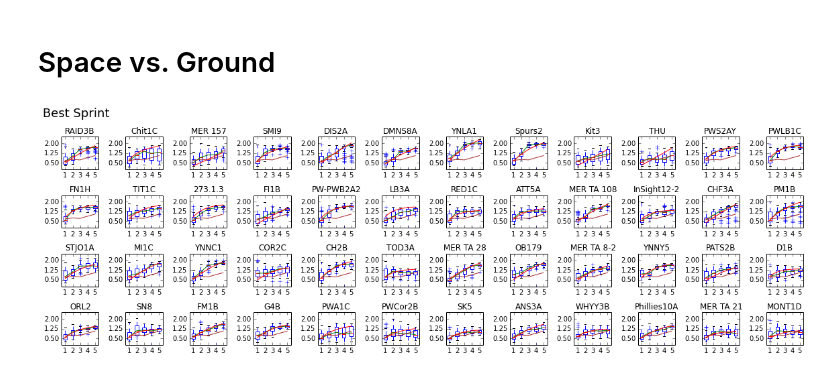
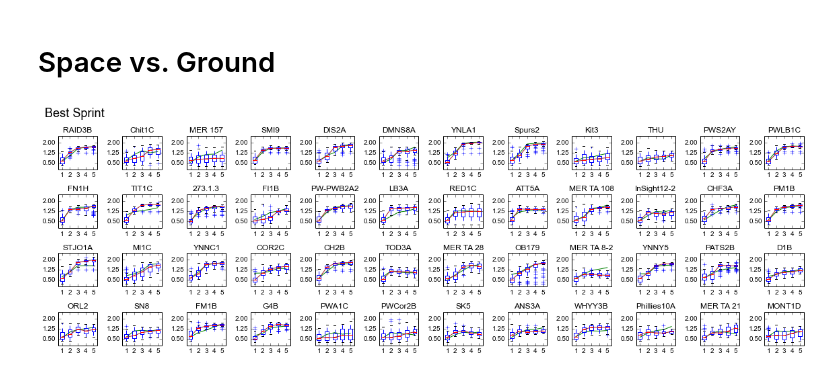
Before and after one commit to ryneches/SpaceGrowth, a Jupyter notebook: SpaceGrowthWinners.ipynb, the cells around one changed output. Cells and saved outputs as stored; diff of their text form; code cells hidden in the pictures.

Commit message:
updated code for space vs. ground, final OD output

```diff
--- a/SpaceGrowthWinners.ipynb
+++ b/SpaceGrowthWinners.ipynb
@@ -402,6 +402,7 @@ f.close()
 fig, ax = plt.subplots( 4, 12, figsize=(16,5))
 fig.suptitle( 'Best Sprint', fontsize=18, x=0.05,y=1.05 )
 for n,bug in enumerate(sorted(spacebugs, key=lambda k: k['sprint'], reverse=True)) :
+    groundbug = groundbugs[map( lambda k: k['name'], groundbugs ).index(bug['name'])]
     subplot(4,12,n+1)
     ylim((0,2.5))
     yticks( linspace( 0.5, 2.0, 3 ) )
@@ -503,36 +504,38 @@ for experiment in ( spacebugs, groundbugs ) :
 
 # print the rankings
 #f = open('BestSprintRankings.tsv','w')
 #f.write('\t'.join( ( 'ranking', 'long name', 'sample name', 'gain in OD (space)', 'gain in OD (ground)', 'alive\n') ) )
 #for n,bug in enumerate(sorted(spacebugs, key=lambda k: k['sprint'], reverse=True)) :
 #    groundbug = groundbugs[map( lambda k: k['name'], groundbugs ).index(bug['name'])]
 #    f.write( '\t'.join( ( str(n+1), bug['longname'], bug['name'], str(bug['sprint']), str(groundbug['sprint']), str(bug['alive']) ) ) + '\n' )
 #    print str(n+1), bug['name'], str(bug['sprint']), str(groundbug['sprint']), bug['alive']
 #f.close()
 
 # plot the top players
 fig, ax = plt.subplots( 4, 12, figsize=(16,5))
 fig.suptitle( 'Best Sprint', fontsize=18, x=0.05,y=1.05 )
 for n,bug in enumerate(sorted(spacebugs, key=lambda k: k['sprint'], reverse=True)) :
+    groundbug = groundbugs[map( lambda k: k['name'], groundbugs ).index(bug['name'])]
     subplot(4,12,n+1)
     ylim((0,2.5))
     yticks( linspace( 0.5, 2.0, 3 ) )
     if bug['alive'] :
         title(bug['name'])
-        boxplot(bug['alldata'])
+        #boxplot(bug['alldata'])
         plot([1,2,3,4,5],map(median,bug['alldata']), color='green')
         plot([1,2,3,4,5],map(median,groundbug['alldata']), color='brown')
-        N0, a = bug['N0'], bug['alpha']
-        plot(linspace(1,5),Neval(linspace(1,5)),'red')
+        boxplot(groundbug['alldata'])
+        #N0, a = bug['N0'], bug['alpha']
+        #plot(linspace(1,5),Neval(linspace(1,5)),'red')
     else :
         title(bug['name'], alpha=0.2)
         boxplot(bug['data_1_1'])
         plot([1,2,3,4,5],map(median,bug['alldata']), color='green')
 
 fig.tight_layout()
 savefig( 'BestSprint.png', format='png', dpi=100 )
 savefig( 'BestSprint.pdf', format='pdf', dpi=100 )
 # %% [output]
-[figure, old version]
+[figure, new version]
 # %%
 # %% [output]
```
Also changed, not shown: parts of 4 cells of this notebook, 3 other files.
